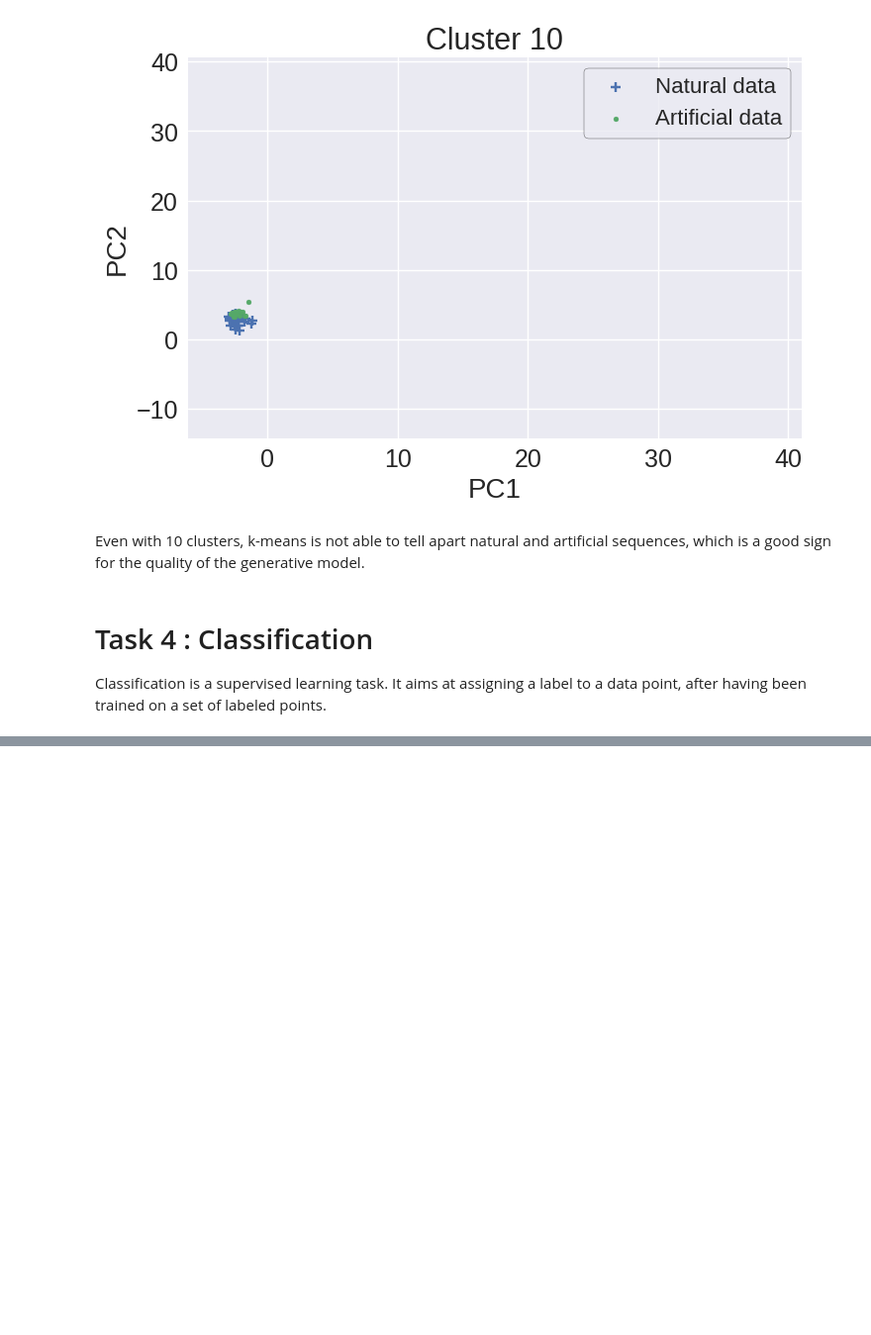
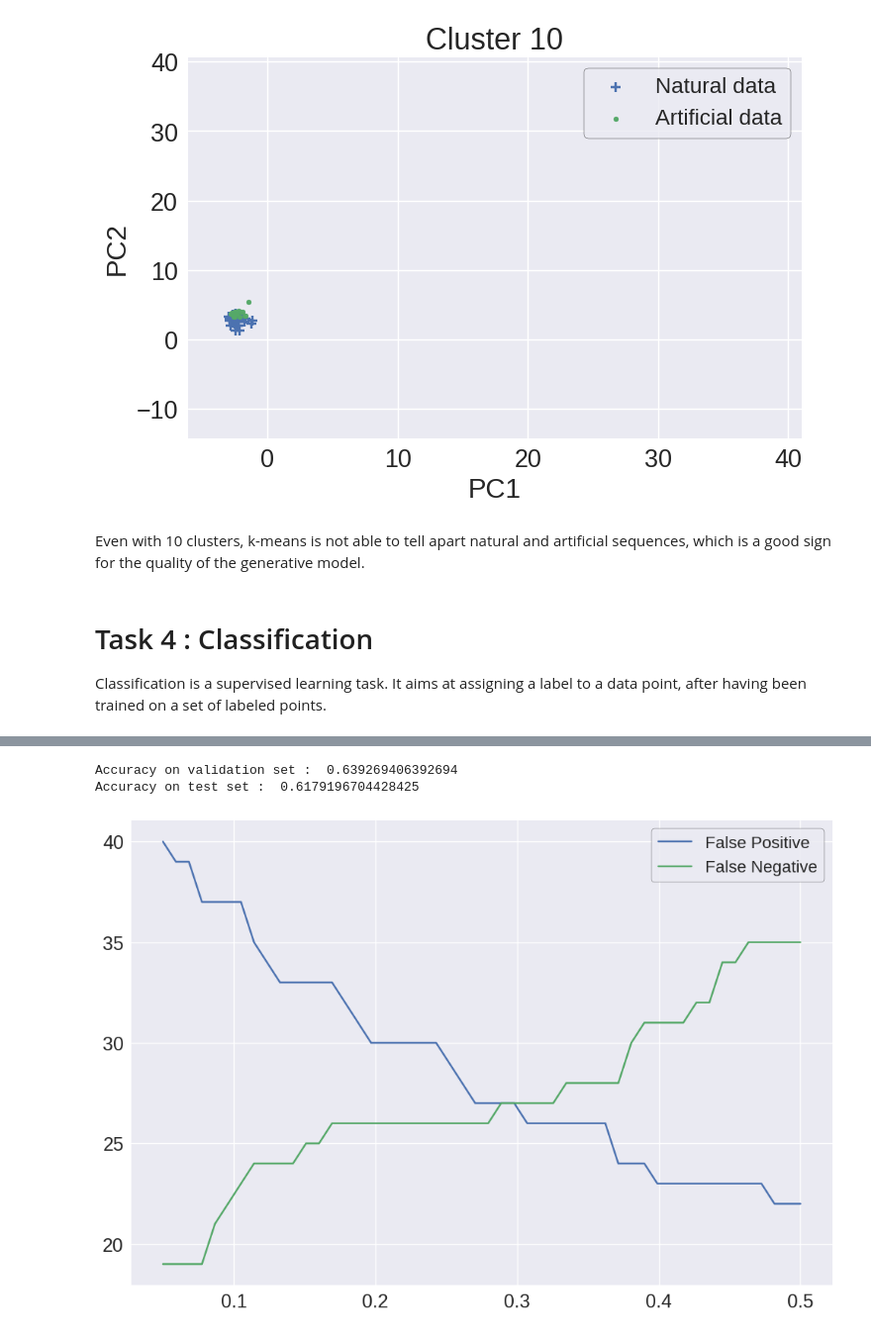
Before and after one commit to vicdlp/CS_project, a Jupyter notebook: CS_project.ipynb, the cells around one changed output, grey strips where cells are left out. Shown at 99% size. Cells and saved outputs as stored; diff of their text form; code cells hidden in the pictures; blank space fills up the shorter version.

```diff
--- a/CS_project.ipynb
+++ b/CS_project.ipynb
@@ -391,0 +415,52 @@ Classification is a supervised learning task. It aims at assigning a label to a
+# %%
+X_nat_pca = pca.transform(X_nat)
+X_nat_main = pca.inverse_transform(X_nat_pca[X_nat_pca[:,0] < 20])
+X_art_pca = pca.transform(X_art)
+X_art_main = pca.inverse_transform(X_art_pca[X_art_pca[:,0] < 20])
+
+y_nat_main = np.zeros(0)
+for i in range(len(y_nat)):
+  if X_nat_pca[i,0] < 20:
+    y_nat_main = np.append(y_nat_main, y_nat[i])
+
+y_art_main = np.zeros(0)
+for i in range(len(y_art)):
+  if X_art_pca[i,0] < 20:
+    y_art_main = np.append(y_art_main, y_art[i])
+
+X_train_main, X_val_main, y_train_main, y_val_main = train_test_split(X_nat_main, y_nat_main, test_size=0.2, random_state=1)
+log_reg = LogisticRegression()
+log_reg.fit(X_train_main, y_train_main)
+print('Accuracy of logistic regression on validation set : ', log_reg.score(X_val_main, y_val_main))
+print('Accuracy of logistic regression on test set : ', log_reg.score(X_art_main, y_art_main))
+# %% [output]
+Accuracy on validation set :  0.639269406392694
+Accuracy on test set :  0.6179196704428425
+# %%
+prob = log_reg.predict_proba(X_val)
+
+FP = np.zeros(0)
+FN = np.zeros(0)
+
+T = np.linspace(0.05,0.5)
+
+for threshold in T:
+
+  y_treshold = np.zeros(X_val.shape[0])
+
+  for i in range(len(y_treshold)):
+    if prob[i,1] > threshold:
+      y_treshold[i] = 1
+    else:
+      y_treshold[i] = 0
+
+  cm = confusion_matrix(y_val, y_treshold)
+  FP = np.append(FP, cm[0,1])
+  FN = np.append(FN, cm[1,0])
+
+plt.plot(T, FP, label = "False Positive")
+plt.plot(T, FN, label = "False Negative")
+plt.legend()
+plt.show()
+# %% [output]
+[figure, added]
```
Also changed, not shown: parts of 11 cells of this notebook.
